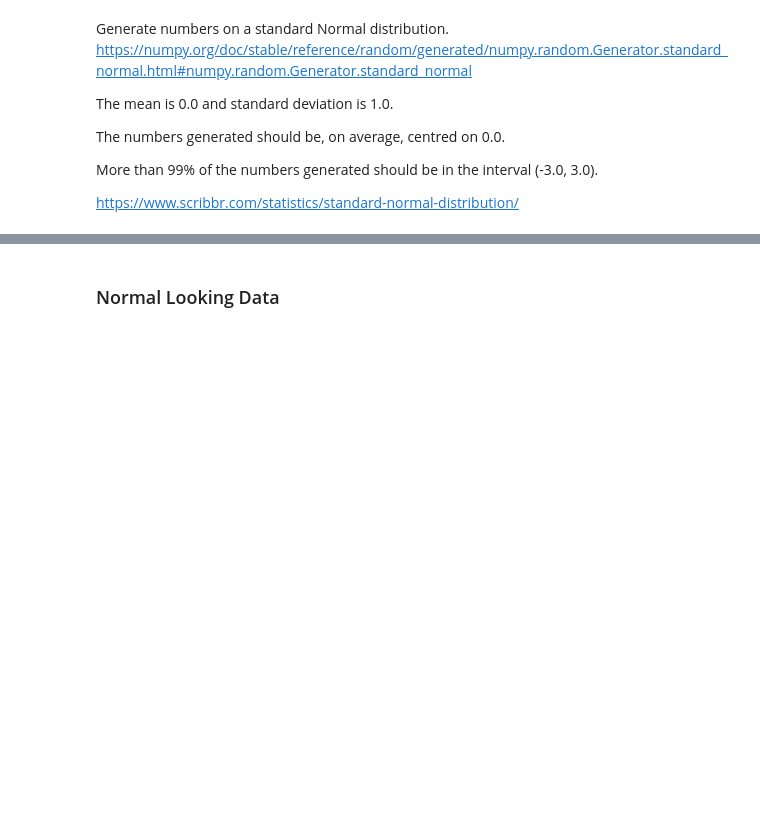
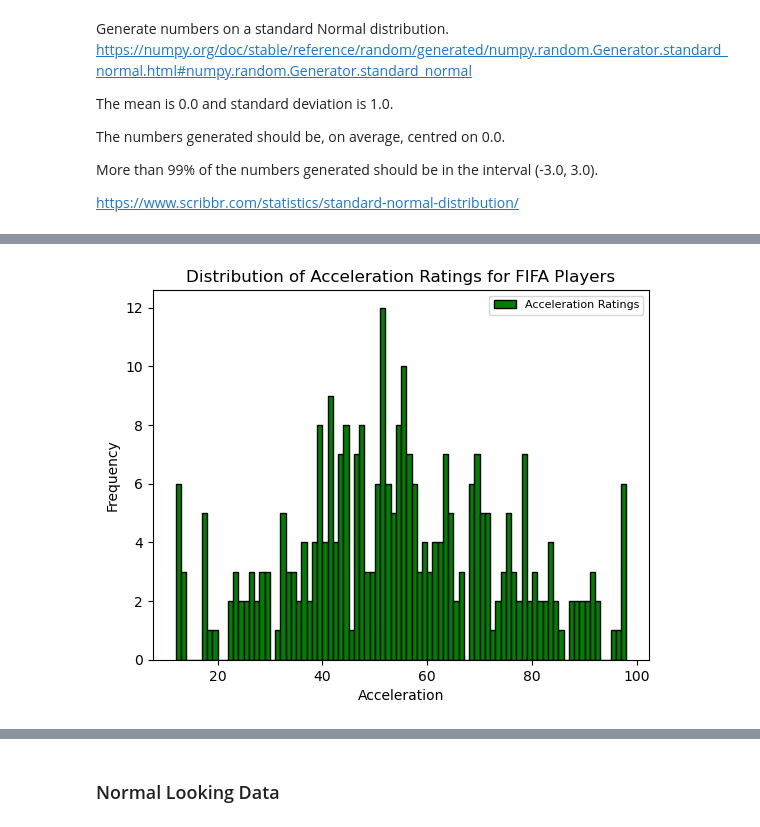
Before and after one commit to conortierney/Prog_for_DA_Assignment, a Jupyter notebook: Prog_for_DA_Assignment.ipynb, the cells around one changed output, grey strips where cells are left out. Cells and saved outputs as stored; diff of their text form; code cells hidden in the pictures; blank space fills up the shorter version.

```diff
--- a/Prog_for_DA_Assignment.ipynb
+++ b/Prog_for_DA_Assignment.ipynb
@@ -114,0 +153,11 @@ plt.show()
+# %%
+# Plot the histogram for Acceleration.
+
+plt.hist(ACCEL,bins=range(min_acc, max_acc + 2), color='green', edgecolor='black')
+plt.xlabel('Acceleration')
+plt.ylabel('Frequency')
+plt.title('Distribution of Acceleration Ratings for FIFA Players')
+plt.legend(['Acceleration Ratings'], loc='upper right', fontsize=8)
+plt.show()
+# %% [output]
+[figure, added]
```
Also changed, not shown: parts of 28 cells of this notebook.
